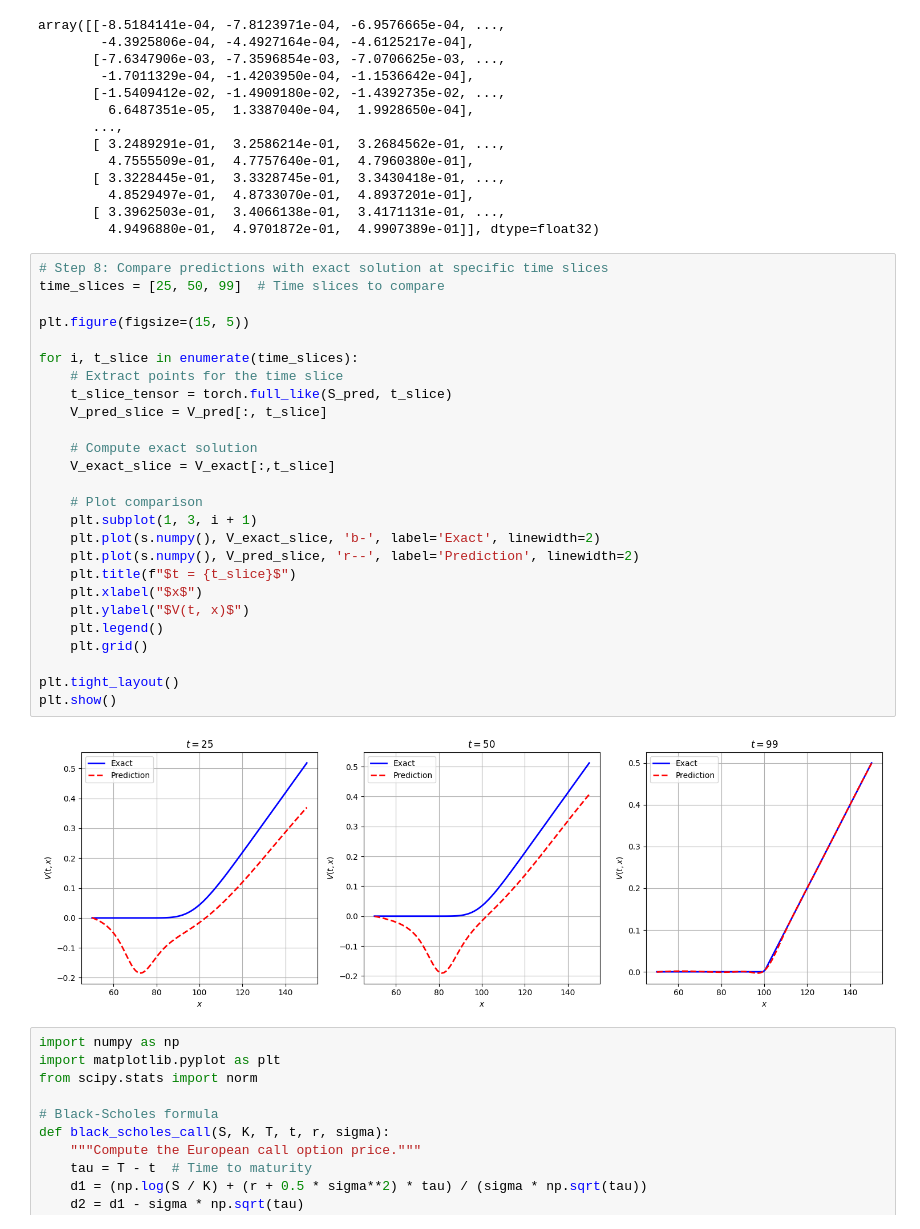
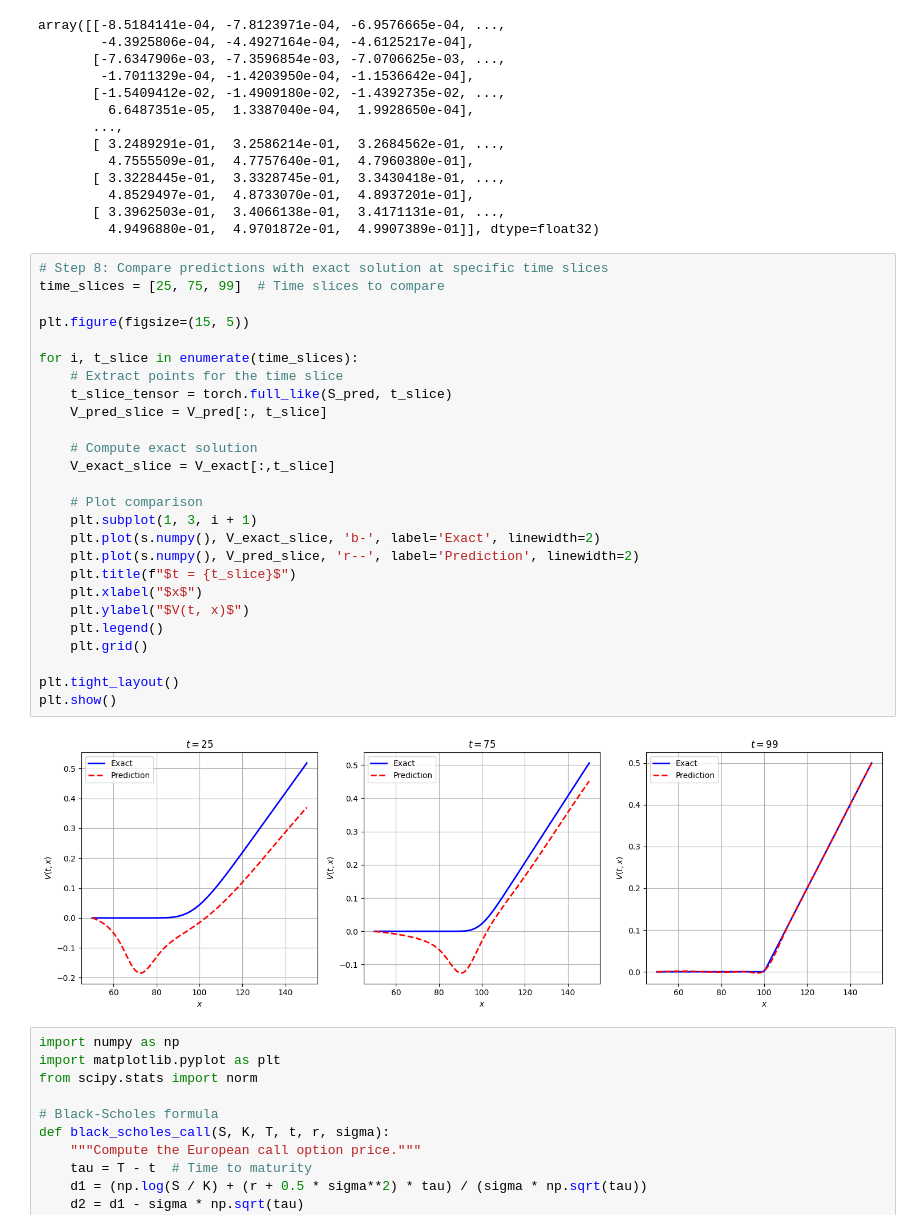
Before and after one commit to aderdouri/PINNs, a Jupyter notebook: Tutorials/BlackScholes_equation.ipynb, the cells around one changed output. Drawn from its saved outputs; the diff is of its cells as text.

```diff
--- a/Tutorials/BlackScholes_equation.ipynb
+++ b/Tutorials/BlackScholes_equation.ipynb
@@ -295,32 +295,32 @@ array([[-8.5184141e-04, -7.8123971e-04, -6.9576665e-04, ...,
          4.9496880e-01,  4.9701872e-01,  4.9907389e-01]], dtype=float32)
 # %%
 # Step 8: Compare predictions with exact solution at specific time slices
-time_slices = [25, 50, 99]  # Time slices to compare
+time_slices = [25, 75, 99]  # Time slices to compare
 
 plt.figure(figsize=(15, 5))
 
 for i, t_slice in enumerate(time_slices):
     # Extract points for the time slice
     t_slice_tensor = torch.full_like(S_pred, t_slice)
     V_pred_slice = V_pred[:, t_slice]
 
     # Compute exact solution
     V_exact_slice = V_exact[:,t_slice]
 
     # Plot comparison
     plt.subplot(1, 3, i + 1)
     plt.plot(s.numpy(), V_exact_slice, 'b-', label='Exact', linewidth=2)
     plt.plot(s.numpy(), V_pred_slice, 'r--', label='Prediction', linewidth=2)
     plt.title(f"$t = {t_slice}$")
     plt.xlabel("$x$")
     plt.ylabel("$V(t, x)$")
     plt.legend()
     plt.grid()
 
 plt.tight_layout()
 plt.show()
 # %% [output]
-[figure, old version]
+[figure, new version]
 # %%
 import numpy as np
 import matplotlib.pyplot as plt
```
